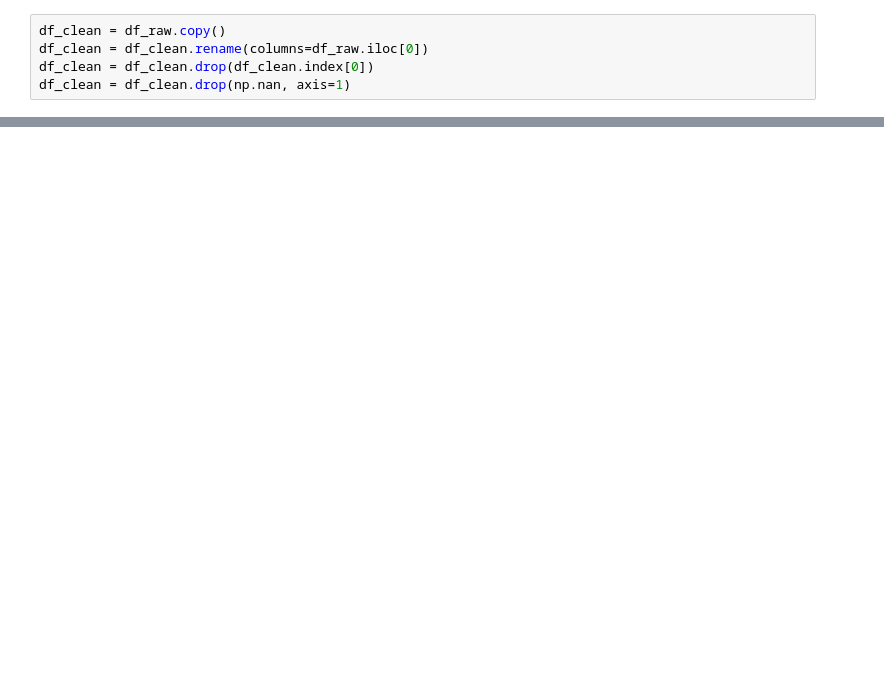
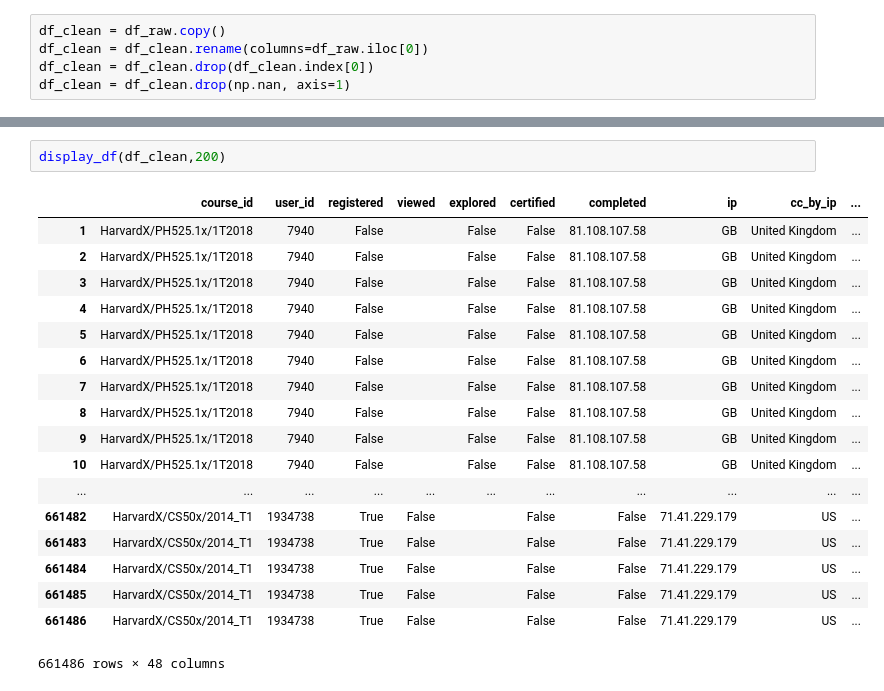
Before and after one commit to tmaounis/apcomp221-pset2, a Jupyter notebook: cleaning_data.ipynb, the cells around one changed output, grey strips where cells are left out. Drawn from its saved outputs; the diff is of its cells as text; blank space fills up the shorter version.

```diff
--- a/cleaning_data.ipynb
+++ b/cleaning_data.ipynb
@@ -190,0 +176,21 @@ stats_NaN(df_clean)
+# %%
+display_df(df_clean,200)
+# %% [output]
+|  | course_id | user_id | registered | viewed | explored | certified | completed | ip | cc_by_ip | ... |
+| 1 | HarvardX/PH525.1x/1T2018 | 7940 | False |  | False | False | 81.108.107.58 | GB | United Kingdom | ... |
+| 2 | HarvardX/PH525.1x/1T2018 | 7940 | False |  | False | False | 81.108.107.58 | GB | United Kingdom | ... |
+| 3 | HarvardX/PH525.1x/1T2018 | 7940 | False |  | False | False | 81.108.107.58 | GB | United Kingdom | ... |
+| 4 | HarvardX/PH525.1x/1T2018 | 7940 | False |  | False | False | 81.108.107.58 | GB | United Kingdom | ... |
+| 5 | HarvardX/PH525.1x/1T2018 | 7940 | False |  | False | False | 81.108.107.58 | GB | United Kingdom | ... |
+| 6 | HarvardX/PH525.1x/1T2018 | 7940 | False |  | False | False | 81.108.107.58 | GB | United Kingdom | ... |
+| 7 | HarvardX/PH525.1x/1T2018 | 7940 | False |  | False | False | 81.108.107.58 | GB | United Kingdom | ... |
+| 8 | HarvardX/PH525.1x/1T2018 | 7940 | False |  | False | False | 81.108.107.58 | GB | United Kingdom | ... |
+| 9 | HarvardX/PH525.1x/1T2018 | 7940 | False |  | False | False | 81.108.107.58 | GB | United Kingdom | ... |
+| 10 | HarvardX/PH525.1x/1T2018 | 7940 | False |  | False | False | 81.108.107.58 | GB | United Kingdom | ... |
+| ... | ... | ... | ... | ... | ... | ... | ... | ... | ... | ... |
+| 661482 | HarvardX/CS50x/2014_T1 | 1934738 | True | False |  | False | False | 71.41.229.179 | US | ... |
+| 661483 | HarvardX/CS50x/2014_T1 | 1934738 | True | False |  | False | False | 71.41.229.179 | US | ... |
+| 661484 | HarvardX/CS50x/2014_T1 | 1934738 | True | False |  | False | False | 71.41.229.179 | US | ... |
+| 661485 | HarvardX/CS50x/2014_T1 | 1934738 | True | False |  | False | False | 71.41.229.179 | US | ... |
+| 661486 | HarvardX/CS50x/2014_T1 | 1934738 | True | False |  | False | False | 71.41.229.179 | US | ... |
+661486 rows × 48 columns
```
Also changed, not shown: parts of 24 cells of this notebook.
